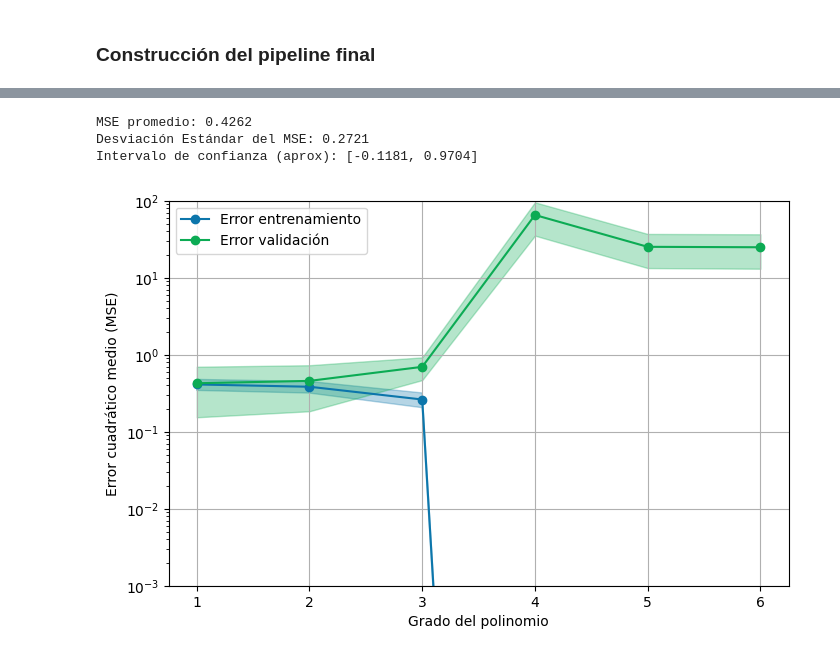
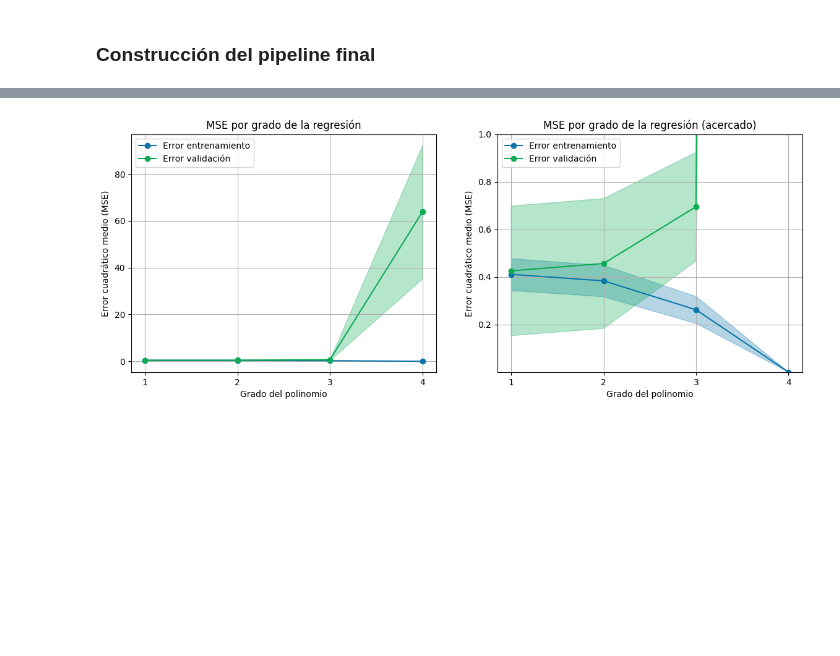
Before and after one commit to serferre2004/Laboratorios_MachineLearning, a Jupyter notebook: Laboratorio2/Laboratorio2.ipynb, the cells around one changed output, grey strips where cells are left out. Cells and saved outputs as stored; diff of their text form; code cells hidden in the pictures; blank space fills up the shorter version.

Commit message:
Correcciones en el pipeline y arreglo de curva de validación

```diff
--- a/Laboratorio2/Laboratorio2.ipynb
+++ b/Laboratorio2/Laboratorio2.ipynb
@@ -235,7 +254,8 @@ grid = GridSearchCV(
     estimator=pipeline_regresion,
     param_grid=param_grid,
     cv=5,
-    scoring="r2",
+    scoring=scoring,
+    refit='RMSE',
     return_train_score=True,
     n_jobs=-1
 )
@@ -285,18 +317,5 @@ R²: 0.90
-# %%
-# Usamos 'neg_mean_squared_error' porque sklearn busca maximizar puntajes
-# Lo multiplicamos por -1 para tener el MSE real
-scores = cross_val_score(mejor_modelo, X_train, y_train, cv=5, scoring='neg_mean_squared_error')
-mse_scores = -scores
-
-print(f"MSE promedio: {mse_scores.mean():.4f}")
-print(f"Desviación Estándar del MSE: {mse_scores.std():.4f}")
-print(f"Intervalo de confianza (aprox): [{mse_scores.mean() - 2*mse_scores.std():.4f}, {mse_scores.mean() + 2*mse_scores.std():.4f}]")
-# %% [output]
-MSE promedio: 0.4262
-Desviación Estándar del MSE: 0.2721
-Intervalo de confianza (aprox): [-0.1181, 0.9704]
 # %%
-grados = list(range(1,7))
+grados = list(range(1,5))
 train_scores, val_scores = validation_curve(
     estimator=pipeline_regresion,
     X=X_train,
@@ -315,31 +334,37 @@ val_std  = np.std(val_scores, axis=1)
 # %%
 import matplotlib.pyplot as plt
 
-plt.figure(figsize=(8, 5))
-plt.plot(grados, train_mean, label="Error entrenamiento", marker="o", color="#0c76ab")
-plt.fill_between(
-    grados,
-    train_mean - train_std,
-    train_mean + train_std,
-    alpha=0.3,
-    color="#0c76ab"
-)
+plt.figure(figsize=(14, 5))
+for i in range(1,3):
+    plt.subplot(1,2,i)
+    plt.plot(grados, train_mean, label="Error entrenamiento", marker="o", color="#0c76ab")
+    plt.fill_between(
+        grados,
+        train_mean - train_std,
+        train_mean + train_std,
+        alpha=0.3,
+        color="#0c76ab"
+    )
 
-plt.plot(grados, val_mean, label="Error validación", marker="o", color="#0cab54")
-plt.fill_between(
-    grados,
-    val_mean - val_std,
-    val_mean + val_std,
-    alpha=0.3,
-    color="#0cab54"
-)
-plt.yscale(value='log')
-plt.ylim([1e-3, 1e2])
-plt.xlabel("Grado del polinomio")
-plt.ylabel("Error cuadrático medio (MSE)")
-plt.legend()
-plt.grid(True)
+    plt.plot(grados, val_mean, label="Error validación", marker="o", color="#0cab54")
+    plt.fill_between(
+        grados,
+        val_mean - val_std,
+        val_mean + val_std,
+        alpha=0.3,
+        color="#0cab54"
+    )
+    plt.xlabel("Grado del polinomio")
+    plt.xticks(range(1,5))
+    plt.ylabel("Error cuadrático medio (MSE)")
+    title = 'MSE por grado de la regresión'
+    if i == 2:
+        plt.ylim([1e-5, 1])
+        title += ' (acercado)'
+    plt.title(title)
+    plt.legend()
+    plt.grid(True)
 
 plt.show()
 # %% [output]
-[figure, old version]
+[figure, new version]
```
Also changed, not shown: parts of 14 cells of this notebook.
